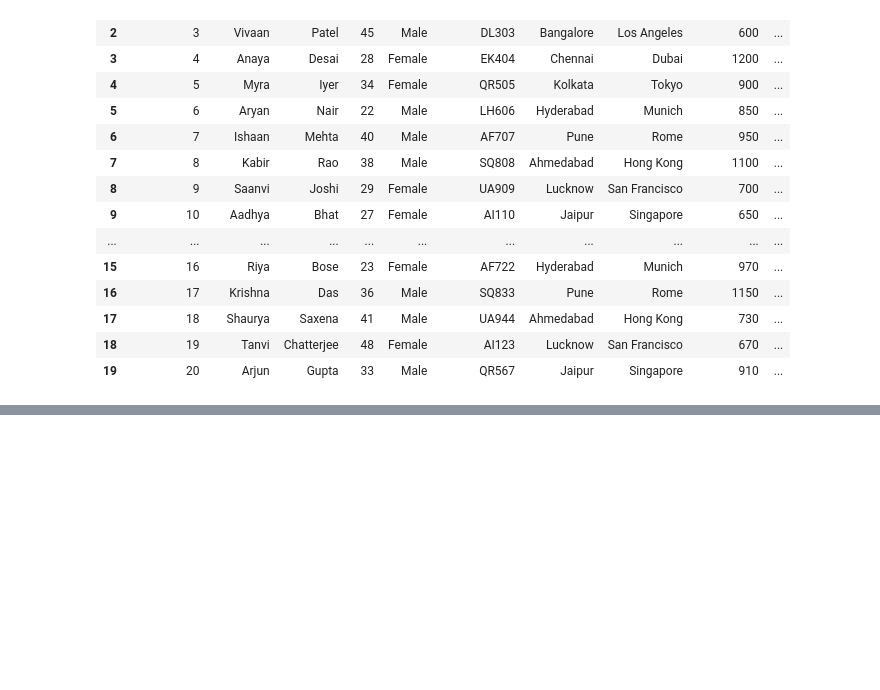
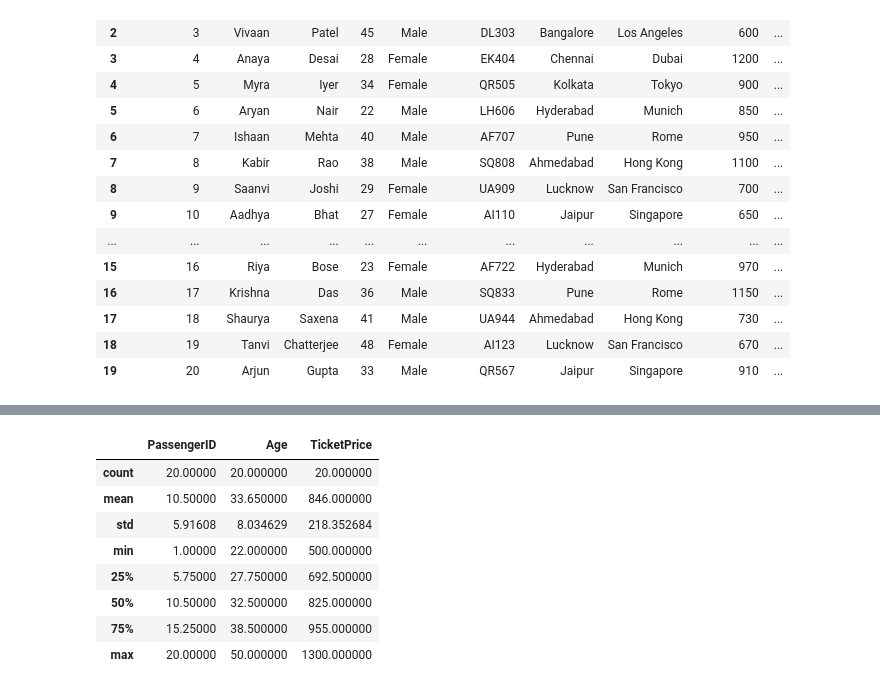
Before and after one commit to vaishnaviPatil1111/Python, a Jupyter notebook: Python_Pandas.ipynb, the cells around one changed output, grey strips where cells are left out. Cells and saved outputs as stored; diff of their text form; code cells hidden in the pictures; blank space fills up the shorter version.

```diff
--- a/Python_Pandas.ipynb
+++ b/Python_Pandas.ipynb
@@ -355,4 +379,15 @@ df2
 # %%
 #6.	Get summary statistics of numerical columns.
+df2.describe()
+# %% [output]
+|  | PassengerID | Age | TicketPrice |
+| count | 20.00000 | 20.000000 | 20.000000 |
+| mean | 10.50000 | 33.650000 | 846.000000 |
+| std | 5.91608 | 8.034629 | 218.352684 |
+| min | 1.00000 | 22.000000 | 500.000000 |
+| 25% | 5.75000 | 27.750000 | 692.500000 |
+| 50% | 10.50000 | 32.500000 | 825.000000 |
+| 75% | 15.25000 | 38.500000 | 955.000000 |
+| max | 20.00000 | 50.000000 | 1300.000000 |
 # %%
 #7.	Check for missing values in the dataset Data Selection
```
Also changed, not shown: parts of 7 cells of this notebook.
